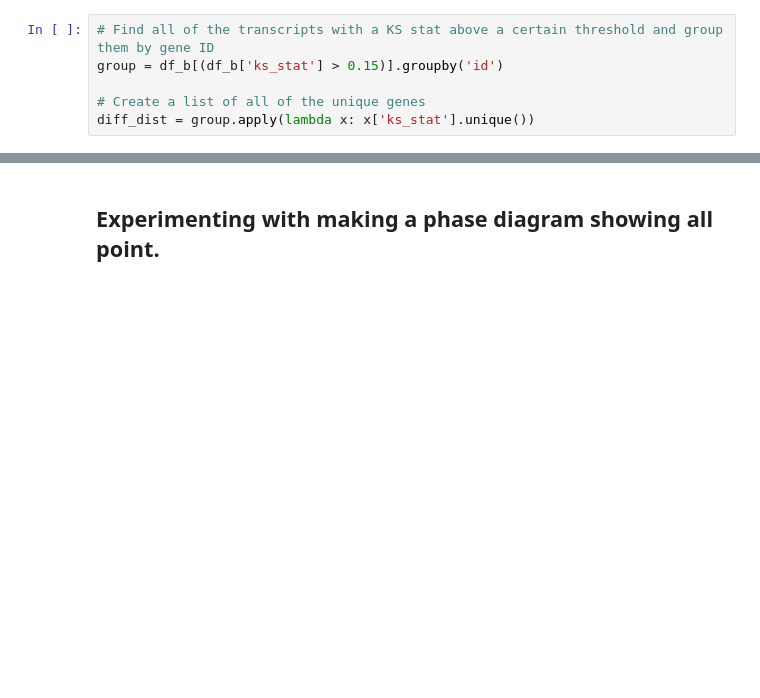
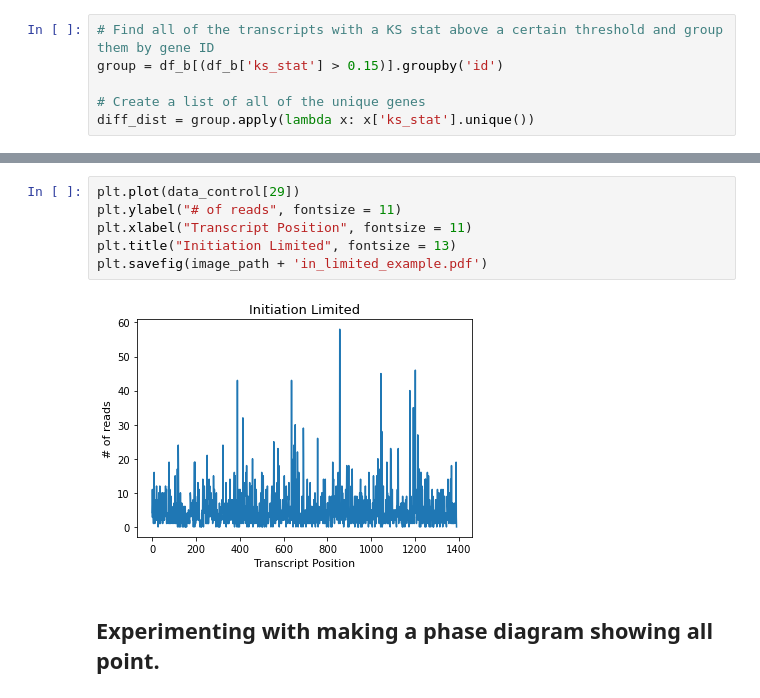
Before and after one commit to greenblattlab/Analysis_Of_Ribosome_Pausing, a Jupyter notebook: Simulation/rb_profile_simulator.ipynb, the cells around one changed output, grey strips where cells are left out. Cells and saved outputs as stored; diff of their text form; blank space fills up the shorter version.

```diff
--- a/Simulation/rb_profile_simulator.ipynb
+++ b/Simulation/rb_profile_simulator.ipynb
@@ -465,3 +467,11 @@ ax = big_dif(diff_dist, data_mutant, data_control, figsize = (16,len(diff_dist)*
+# %%
+plt.plot(data_control[29])
+plt.ylabel("# of reads", fontsize = 11)
+plt.xlabel("Transcript Position", fontsize = 11)
+plt.title("Initiation Limited", fontsize = 13)
+plt.savefig(image_path + 'in_limited_example.pdf')
+# %% [output]
+[figure, added]
 # %% [markdown]
 ## Experimenting with making a phase diagram showing all point.
 # %%
```
Also changed, not shown: parts of 8 cells of this notebook, 1 other file.
